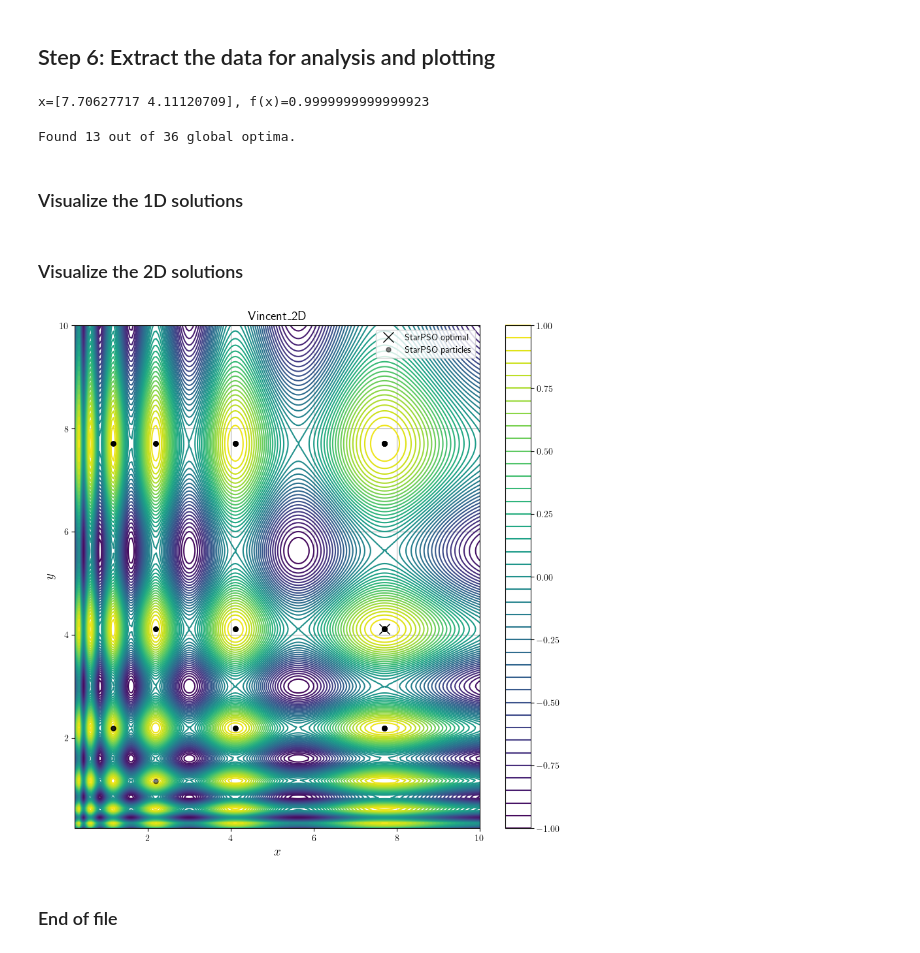
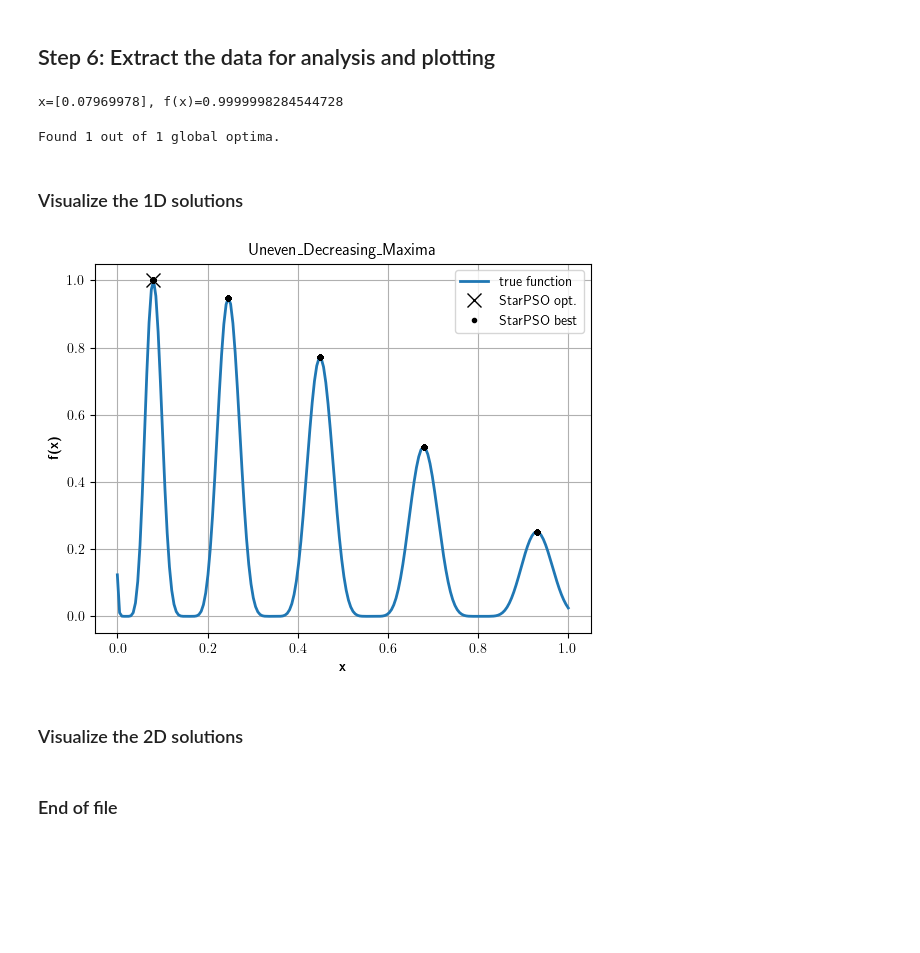
Before and after one commit to vrettasm/PyStarPSO, a Jupyter notebook: examples/benchmark_functions.ipynb, the cells around one changed output. Drawn from its saved outputs; the diff is of its cells as text; code cells hidden in the pictures; blank space fills up the shorter version.

```diff
--- a/examples/benchmark_functions.ipynb
+++ b/examples/benchmark_functions.ipynb
@@ -50,7 +50,7 @@ from star_pso.benchmarks.rastrigin import Rastrigin
 from star_pso.benchmarks.composite_functions import CompositeFunction
 # %%
 # Create a test problem.
-benchmark = Vincent()
+benchmark = UnevenDecreasingMaxima()
 
 # Print the function we have selected.
 print(benchmark)
@@ -72,7 +72,7 @@ def func_benchmark(x_array: np.ndarray, **kwargs) -> float:
     - PSO object
 # %%
 # Get an initial sample.
-x_sample = benchmark.sample_random_positions(n_pos=250)
+x_sample = benchmark.sample_random_positions(n_pos=500)
 
 # Initial swarm population.
 swarm_t0 = Swarm([Particle(x) for x in x_sample])
@@ -83,6 +83,6 @@ test_PSO = StandardPSO(initial_swarm = swarm_t0, obj_func = func_benchmark,
 # %% [markdown]
 ## Step 5: Run the optimization process
 # %%
-test_PSO.run(max_it = 100, f_max_eval = 50_000, verbose = False,
-             options = {"w0": 0.70, "c1": 1.50, "c2": 1.50, "mode": "multimodal"})
+test_PSO.run(max_it = 500, f_max_eval = None, verbose = False,
+             options = {"w0": 0.75, "c1": 1.50, "c2": 1.50, "mode": "multimodal"})
 # %% [output]
@@ -98,15 +98,15 @@ _, f_opt, x_opt = test_PSO.get_optimal_values()
 # Print the results.
 print(f"x={x_opt}, f(x)={f_opt}")
 # %% [output]
-x=[7.70627717 4.11120709], f(x)=0.9999999999999923
+x=[0.07969978], f(x)=0.9999998284544728
 # %%
 # Display the global optima.
-gopt_found, gopt_total = benchmark.search_for_optima(test_PSO.swarm.best_n(test_PSO.swarm.size))
+gopt_found, gopt_total = benchmark.search_for_optima(test_PSO.swarm.population)
 
 # Display the number of global optima found.
 print(f"Found {gopt_found} out of {gopt_total} global optima.")
 # %% [output]
-Found 13 out of 36 global optima.
+Found 1 out of 1 global optima.
 # %% [markdown]
 ### Visualize the 1D solutions
 # %%
@@ -118,36 +118,38 @@ if benchmark.name in {"Equal_Maxima",
 
     # For 1D problems we extract their positions together
     # with their function values.
-    for pt in test_PSO.swarm.best_n(test_PSO.swarm.size//2):
+    for pt in test_PSO.swarm.best_n(test_PSO.swarm.size):
         best_n.append((pt.position.item(), pt.value))
 
     # Convert to numpy array.
     best_n = np.array(best_n)
 
     # Set a test range.
     x_test = np.linspace(benchmark.x_min, benchmark.x_max, 200)
 
     # Evaluate the test function.
     f_test = np.array([benchmark.func(xi) for xi in x_test])
 
     # Plot the test function.
     plt.plot(x_test, f_test, '-', linewidth=2, label="true function")
 
     # Plot the optimal PSO.
     plt.plot(x_opt, f_opt, 'kx', markersize=10, label="StarPSO opt.")
 
     # Plot the best_n.
     plt.plot(best_n[:, 0], best_n[:, 1], "k.", label="StarPSO best")
 
     # Set the x/y labels.
     plt.xlabel(r'\textbf{x}')
     plt.ylabel(r'\textbf{f(x)}')
     plt.title(benchmark.name)
 
     # Final set up.
     plt.grid(True)
     plt.legend()
     plt.show()
+# %% [output]
+[figure, added]
 # %% [markdown]
 ### Visualize the 2D solutions
 # %%
@@ -162,7 +164,7 @@ if benchmark.name in {"CF_2D",
     best_n = []
 
     # For 2D problems we extract only their positions.
-    for pt in test_PSO.swarm.best_n(test_PSO.swarm.size//2):
+    for pt in test_PSO.swarm.best_n(test_PSO.swarm.size):
         best_n.append(pt.position)
 
     # Convert to numpy array.
@@ -212,7 +214,5 @@ if benchmark.name in {"CF_2D",
 
     # Save to file.
     plt.savefig(f"{benchmark.name}.pdf", format="pdf", dpi=300)
-# %% [output]
-[figure, removed]
 # %% [markdown]
 ### End of file
```
Also changed, not shown: parts of 2 cells of this notebook, 12 other files.
